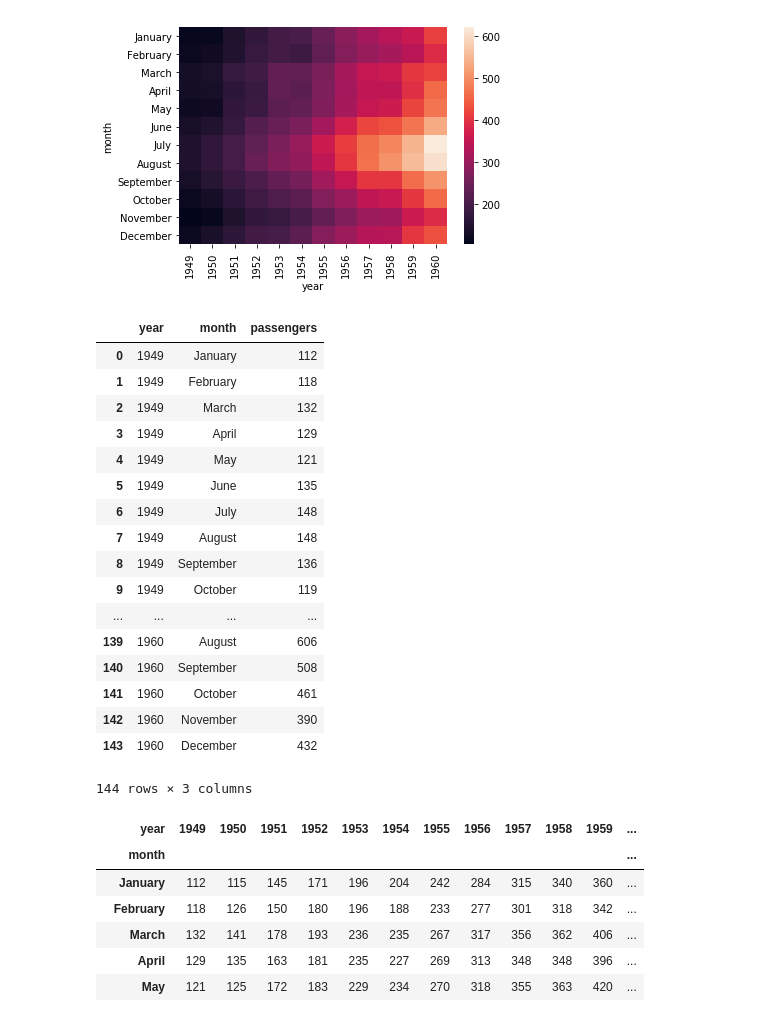
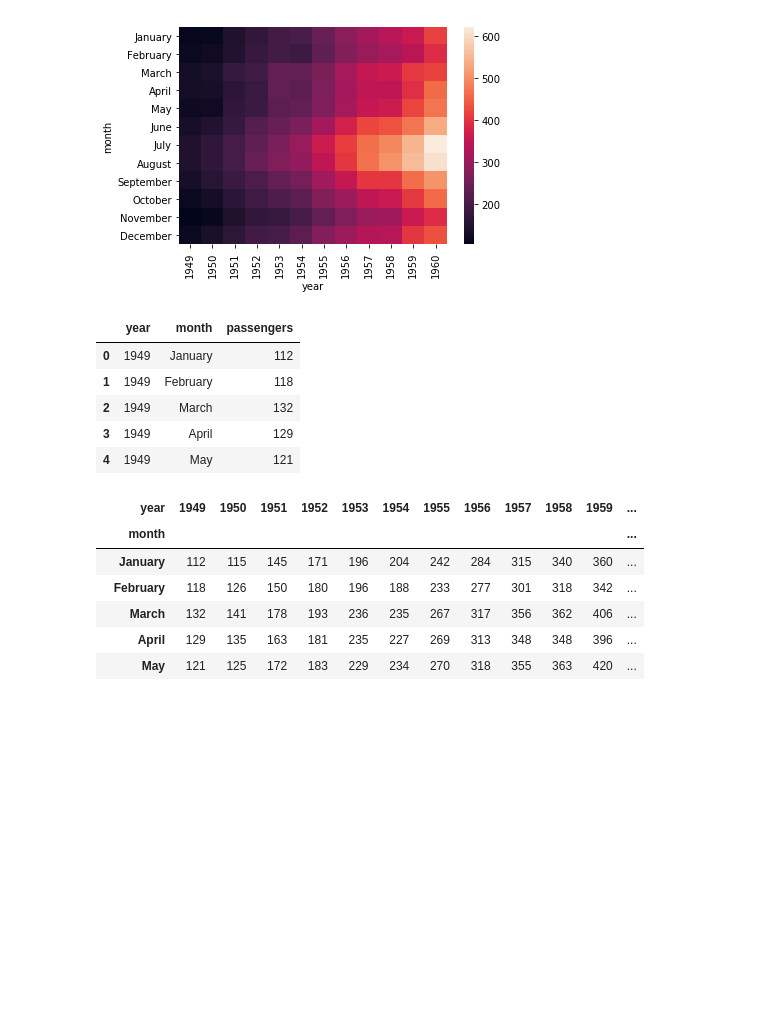
Before and after one commit to jacobakh/ML4CT, a Jupyter notebook: affinity_viz.ipynb, the cells around one changed output. Cells and saved outputs as stored; diff of their text form; code cells hidden in the pictures; blank space fills up the shorter version.

```diff
--- a/affinity_viz.ipynb
+++ b/affinity_viz.ipynb
@@ -12,26 +12,14 @@ ax = sns.heatmap(flights)
 [figure]
 # %%
 flights = sns.load_dataset("flights")
-flights
+flights.head()
 # %% [output]
 |  | year | month | passengers |
 | 0 | 1949 | January | 112 |
 | 1 | 1949 | February | 118 |
 | 2 | 1949 | March | 132 |
 | 3 | 1949 | April | 129 |
 | 4 | 1949 | May | 121 |
-| 5 | 1949 | June | 135 |
-| 6 | 1949 | July | 148 |
-| 7 | 1949 | August | 148 |
-| 8 | 1949 | September | 136 |
-| 9 | 1949 | October | 119 |
-| ... | ... | ... | ... |
-| 139 | 1960 | August | 606 |
-| 140 | 1960 | September | 508 |
-| 141 | 1960 | October | 461 |
-| 142 | 1960 | November | 390 |
-| 143 | 1960 | December | 432 |
-144 rows × 3 columns
 # %%
 flights.pivot("month", "year", "passengers")
 # %% [output]
```
Also changed, not shown: parts of 17 cells of this notebook.
